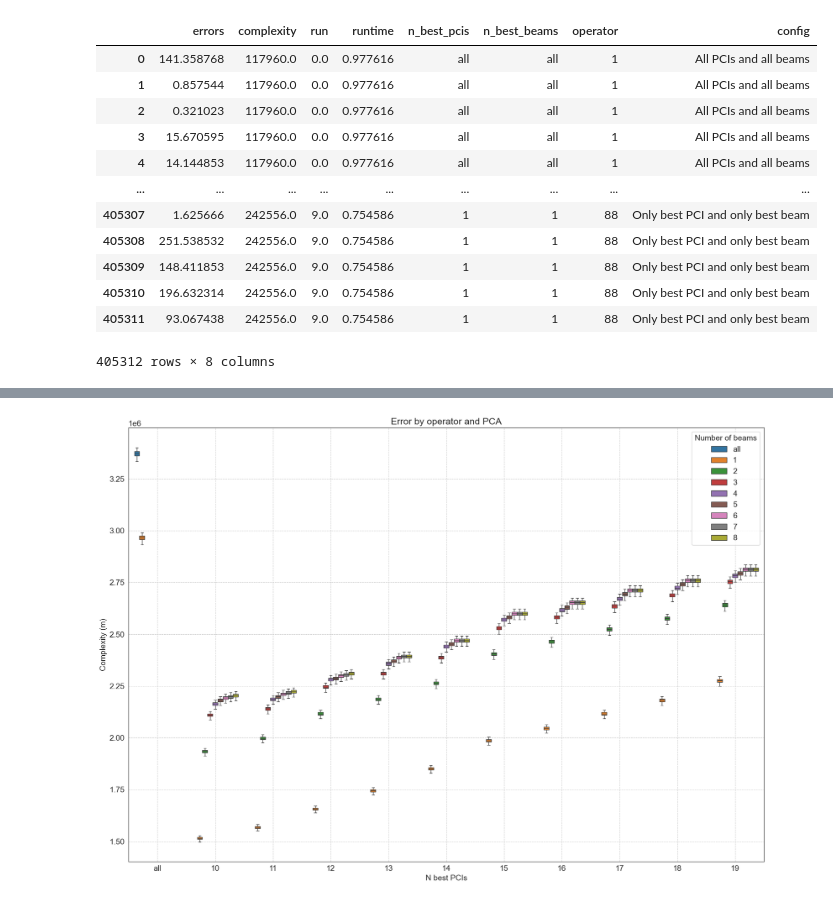
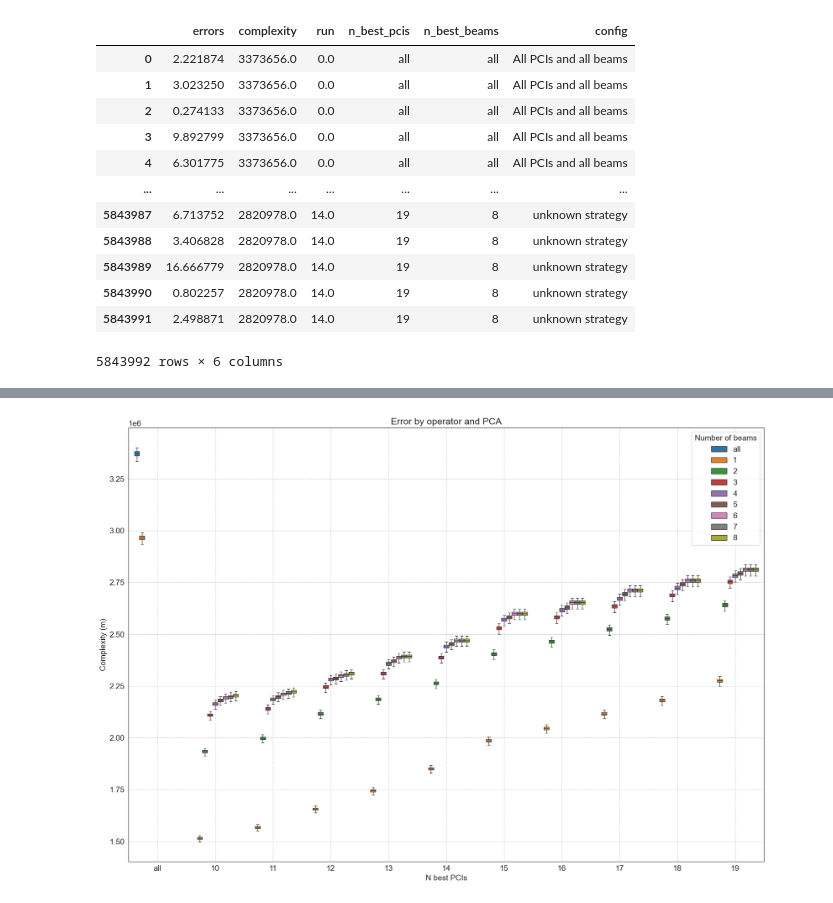
Before and after one commit to Andreas-Espelund/5G_localization, a Jupyter notebook: plotting/plot_beamforming.ipynb, the cells around one changed output, grey strips where cells are left out. Cells and saved outputs as stored; diff of their text form; code cells hidden in the pictures.

```diff
--- a/plotting/plot_beamforming.ipynb
+++ b/plotting/plot_beamforming.ipynb
@@ -4,46 +4,48 @@ import os
 
 import numpy as np
 import pandas as pd
 
-#dir = '../large_files/new_beam_matching_experiment_1nrec'
-dir = '../data/results/experiments/new_beam_matching_experiment_15'
+dir = '../large_files/new_beam_matching_experiment_1nrec'
+#dir = '../data/results/experiments/new_beam_matching_experiment_15'
 
 data_df = pd.read_csv(os.path.join(dir, 'data.csv')).drop(columns=['Unnamed: 0'])
 
 with open(os.path.join(dir, 'config.json')) as f:
     config = json.load(f)
 
 data_df['n_best_pcis'] = data_df['n_best_pcis'].apply(lambda x: 'all' if np.isnan(x) else f'{int(x)}')
 data_df['n_best_beams'] = data_df['n_best_beams'].apply(lambda x: 'all' if np.isnan(x) else f'{int(x)}')
-data_df['runtime'] = data_df['runtime'] * 1000 / 2500
+
+
+#data_df['runtime'] = data_df['runtime'] * 1000 / 2500
 
 
 def get_strat(row):
     if row['n_best_pcis'] == 'all' and row['n_best_beams'] == 'all':
         return 'All PCIs and all beams'
     elif row['n_best_pcis'] == '1' and row['n_best_beams'] == 'all':
         return 'Only best PCI and all beams'
     elif row['n_best_pcis'] == 'all' and row['n_best_beams'] == '1':
         return 'All PCIs and only best beam'
     elif row['n_best_pcis'] == '1' and row['n_best_beams'] == '1':
         return 'Only best PCI and only best beam'
     return 'unknown strategy'
 
 
 data_df['config'] = data_df.apply(get_strat, axis=1)
 
 data_df
 # %% [output]
-|  | errors | complexity | run | runtime | n_best_pcis | n_best_beams | operator | config |
-| 0 | 141.358768 | 117960.0 | 0.0 | 0.977616 | all | all | 1 | All PCIs and all beams |
-| 1 | 0.857544 | 117960.0 | 0.0 | 0.977616 | all | all | 1 | All PCIs and all beams |
-| 2 | 0.321023 | 117960.0 | 0.0 | 0.977616 | all | all | 1 | All PCIs and all beams |
-| 3 | 15.670595 | 117960.0 | 0.0 | 0.977616 | all | all | 1 | All PCIs and all beams |
-| 4 | 14.144853 | 117960.0 | 0.0 | 0.977616 | all | all | 1 | All PCIs and all beams |
-| ... | ... | ... | ... | ... | ... | ... | ... | ... |
-| 405307 | 1.625666 | 242556.0 | 9.0 | 0.754586 | 1 | 1 | 88 | Only best PCI and only best beam |
-| 405308 | 251.538532 | 242556.0 | 9.0 | 0.754586 | 1 | 1 | 88 | Only best PCI and only best beam |
-| 405309 | 148.411853 | 242556.0 | 9.0 | 0.754586 | 1 | 1 | 88 | Only best PCI and only best beam |
-| 405310 | 196.632314 | 242556.0 | 9.0 | 0.754586 | 1 | 1 | 88 | Only best PCI and only best beam |
-| 405311 | 93.067438 | 242556.0 | 9.0 | 0.754586 | 1 | 1 | 88 | Only best PCI and only best beam |
+|  | errors | complexity | run | n_best_pcis | n_best_beams | config |
+| 0 | 2.221874 | 3373656.0 | 0.0 | all | all | All PCIs and all beams |
+| 1 | 3.023250 | 3373656.0 | 0.0 | all | all | All PCIs and all beams |
+| 2 | 0.274133 | 3373656.0 | 0.0 | all | all | All PCIs and all beams |
+| 3 | 9.892799 | 3373656.0 | 0.0 | all | all | All PCIs and all beams |
+| 4 | 6.301775 | 3373656.0 | 0.0 | all | all | All PCIs and all beams |
+| ... | ... | ... | ... | ... | ... | ... |
+| 5843987 | 6.713752 | 2820978.0 | 14.0 | 19 | 8 | unknown strategy |
+| 5843988 | 3.406828 | 2820978.0 | 14.0 | 19 | 8 | unknown strategy |
+| 5843989 | 16.666779 | 2820978.0 | 14.0 | 19 | 8 | unknown strategy |
+| 5843990 | 0.802257 | 2820978.0 | 14.0 | 19 | 8 | unknown strategy |
+| 5843991 | 2.498871 | 2820978.0 | 14.0 | 19 | 8 | unknown strategy |
-405312 rows × 8 columns
+5843992 rows × 6 columns
```
Also changed, not shown: parts of 7 cells of this notebook, 5 other files.
